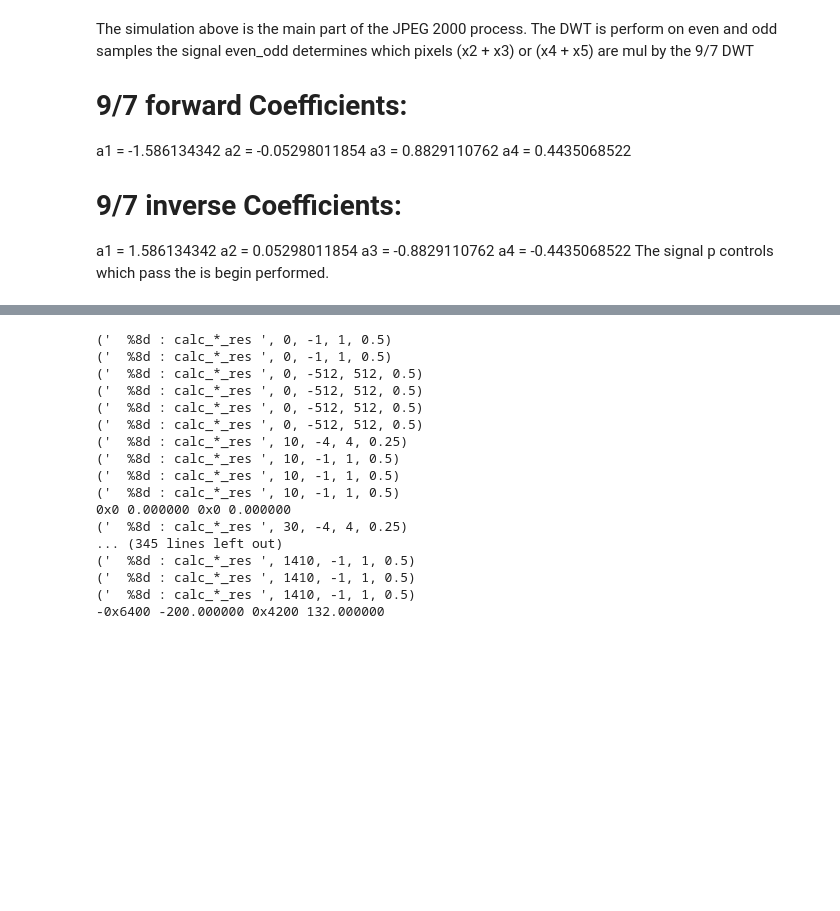
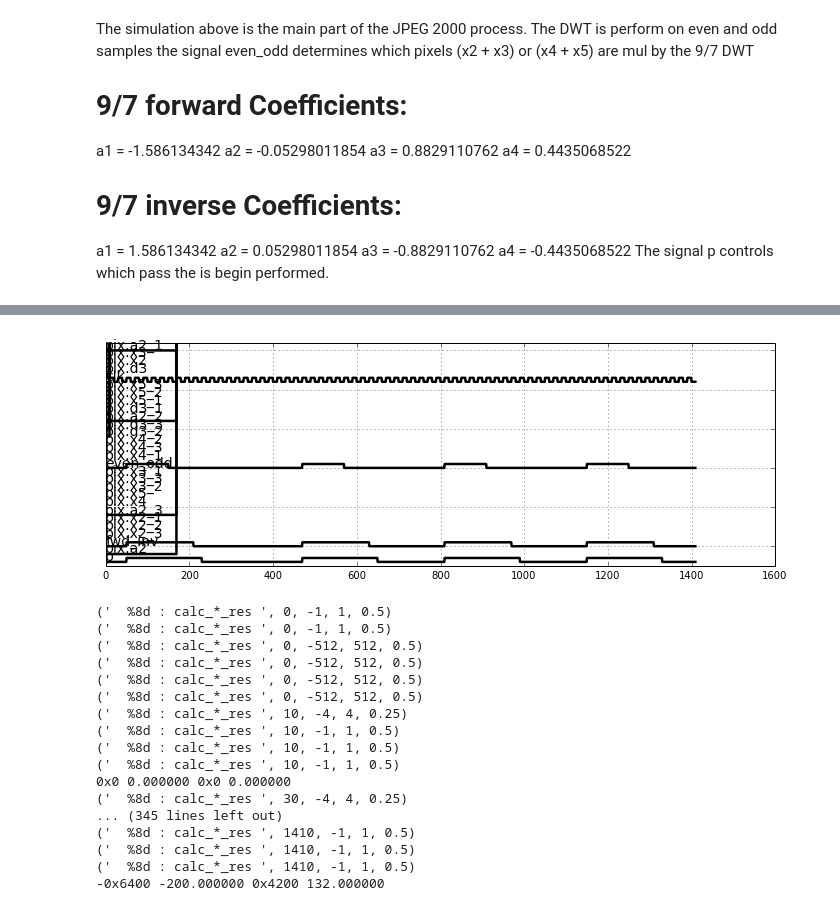
Before and after one commit to develone/jpeg-2000-test, a Jupyter notebook: ipython_fixbv/fixbv.ipynb, the cells around one changed output, grey strips where cells are left out. Drawn from its saved outputs; the diff is of its cells as text; code cells hidden in the pictures; blank space fills up the shorter version.

```diff
--- a/ipython_fixbv/fixbv.ipynb
+++ b/ipython_fixbv/fixbv.ipynb
@@ -108,6 +108,7 @@ The signal p controls which pass the is begin performed.
 # %%
 #http://dev.myhdl.org/
 from myhdl import *
+from myhdl_tools import vcd
 #d3 d3
 #a2 a2
 
@@ -189,19 +190,19 @@ class MyObj(object):
 		self.x5 = Signal(fixbv(val)[ww])
 
 def m_ex1(clk, p, even_odd, fwd_inv, pix):
+	ww = (40,24)
+	ca1 = fixbv(-1.586134342)[ww]
+	ca2 = fixbv(-0.05298011854)[ww]
+	ca3 = fixbv(0.8829110762)[ww]
+	ca4 = fixbv(0.4435068522)[ww]
+	ra1 = fixbv(1.586134342)[ww]
+	ra2 = fixbv(0.05298011854)[ww]
+	ra3 = fixbv(-0.8829110762)[ww]
+	ra4 = fixbv(-0.4435068522)[ww]
+	@always(clk.posedge)
+	def hdl():
 
 
-	@always(clk.posedge)
-	def hdl():
-		ww = (40,24)
-		ca1 = fixbv(-1.586134342)[ww]
-		ca2 = fixbv(-0.05298011854)[ww]
-		ca3 = fixbv(0.8829110762)[ww]
-		ca4 = fixbv(0.4435068522)[ww]
-		ra1 = fixbv(1.586134342)[ww]
-		ra2 = fixbv(0.05298011854)[ww]
-		ra3 = fixbv(-0.8829110762)[ww]
-		ra4 = fixbv(-0.4435068522)[ww]
 		if not p:
 			if even_odd:
 
@@ -266,13 +267,9 @@ def m_ex1(clk, p, even_odd, fwd_inv, pix):
 def testbench():
 	fwd_inv, even_odd, p, clk = set_ctl()
 	pix = MyObj()
-	print 'pix', pix, type(pix)
-	#t = m_ex1(clk, p, even_odd, fwd_inv, pix)
-	#print 't' , t, type(t)
-	#d_instance = (t,clk, p,even_odd, fwd_inv, pix)
+
 	d_instance = m_ex1( clk, p,even_odd, fwd_inv, pix)
-	#print
-	#print d_instance, type(d_instance)
+
 
 
 
@@ -306,30 +303,42 @@ def testbench():
 		raise StopSimulation
 	return d_instance, clkgen, stimulus
 
+
+
+def convert(ver,both=False):
+	if ver:
+		toVerilog(m_ex1, clk, p, even_odd,fwd_inv, pix)
+		if both:
+			toVHDL(m_ex1, clk, p,even_odd, fwd_inv, pix)
+		else:
+			toVHDL(m_ex1, clk, p,even_odd, fwd_inv, pix)
 fwd_inv, even_odd, p, clk = set_ctl()
 
-#pix = MyObj()
+pix = MyObj()
+ver = 1
+both = 1
+convert(ver,both)
+pix.disSig_x2()
+pix.disSig_x3()
+pix.disSig_x4()
+pix.disSig_x5()
+pix.disSig_d3()
+pix.disSig_a2()
 
-def convert():
-	toVerilog(m_ex1, clk, p, even_odd,fwd_inv, pix)
-	toVHDL(m_ex1, clk, p,even_odd, fwd_inv, pix)
+pix.setSig_x2(140)
+pix.disSig_x2()
+pix.setSig_x3(120)
+pix.disSig_x3()
+
+pix.setSig_x4(160)
+pix.disSig_x4()
+pix.setSig_x5(130)
+pix.disSig_x5()
 
 
-
-#pix.disSig_x2()
-#pix.disSig_x3()
-#pix.disSig_x4()
-#pix.disSig_x5()
-#pix.disSig_d3()
-#pix.disSig_a2()
-
-#pix.setSig_x2(3)
-#pix.disSig_x2()
-#pix.setSig_x3(2)
-#pix.disSig_x3()
-#convert()
 
 tb_fsm = traceSignals(testbench)
 sim = Simulation(tb_fsm)
 sim.run()
+vcd.parse_and_plot('testbench.vcd')
 # %% [output]
@@ -354,3 +357,4 @@ sim.run()
+[figure, added]
 # %%
 
 from myhdl import *
```
Also changed, not shown: parts of 4 cells of this notebook, 3 other files.
